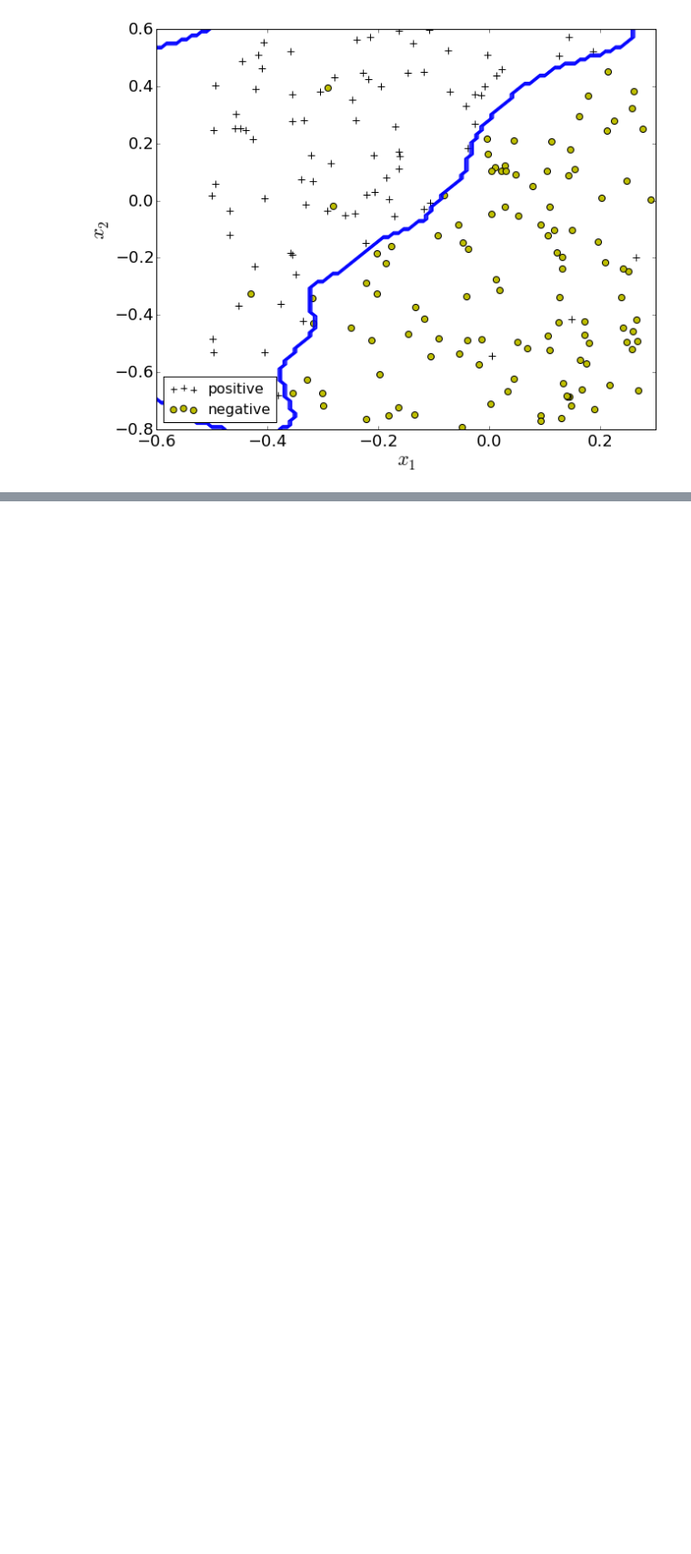
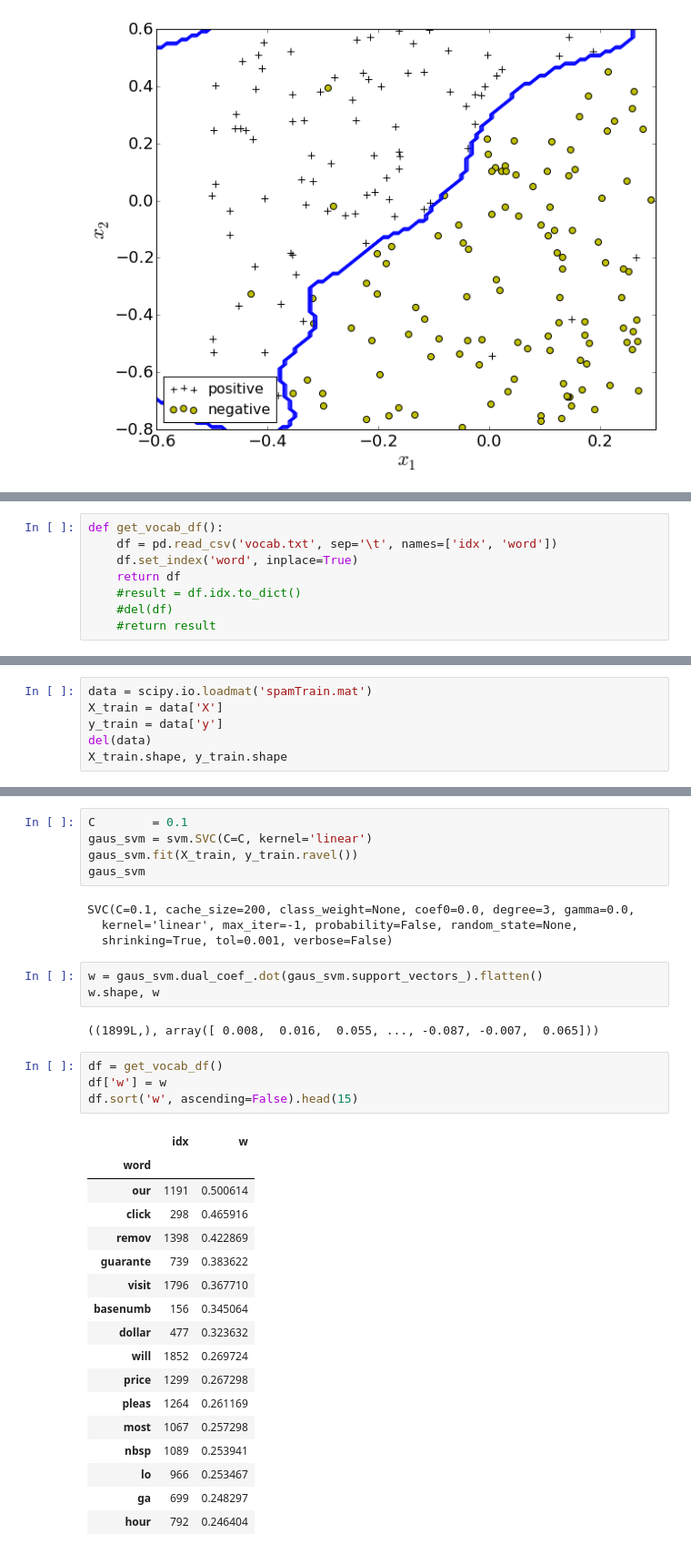
Before and after one commit to nakicam/DataScienceTraining, a Jupyter notebook: courses/coursera_ml008/hw6/hw6_support_vector_machine.ipynb, the cells around one changed output, grey strips where cells are left out. Shown at 91% size. Saved outputs shown, nothing was run; the diff lists cells and outputs as text; blank space fills up the shorter version.

```diff
--- a/courses/coursera_ml008/hw6/hw6_support_vector_machine.ipynb
+++ b/courses/coursera_ml008/hw6/hw6_support_vector_machine.ipynb
@@ -422,0 +480,8 @@ display_data(X_valid, y_valid, get_boundary(gaus_svm))
+# %%
+def get_vocab_df():
+    df = pd.read_csv('vocab.txt', sep='\t', names=['idx', 'word'])
+    df.set_index('word', inplace=True)
+    return df
+    #result = df.idx.to_dict()
+    #del(df)
+    #return result
@@ -422,0 +611,6 @@ display_data(X_valid, y_valid, get_boundary(gaus_svm))
+# %%
+data = scipy.io.loadmat('spamTrain.mat')
+X_train = data['X']
+y_train = data['y']
+del(data)
+X_train.shape, y_train.shape
@@ -422,0 +651,36 @@ display_data(X_valid, y_valid, get_boundary(gaus_svm))
+# %%
+C        = 0.1
+gaus_svm = svm.SVC(C=C, kernel='linear')
+gaus_svm.fit(X_train, y_train.ravel())
+gaus_svm
+# %% [output]
+SVC(C=0.1, cache_size=200, class_weight=None, coef0=0.0, degree=3, gamma=0.0,
+  kernel='linear', max_iter=-1, probability=False, random_state=None,
+  shrinking=True, tol=0.001, verbose=False)
+# %%
+w = gaus_svm.dual_coef_.dot(gaus_svm.support_vectors_).flatten()
+w.shape, w
+# %% [output]
+((1899L,), array([ 0.008,  0.016,  0.055, ..., -0.087, -0.007,  0.065]))
+# %%
+df = get_vocab_df()
+df['w'] = w
+df.sort('w', ascending=False).head(15)
+# %% [output]
+|  | idx | w |
+| word |  |  |
+| our | 1191 | 0.500614 |
+| click | 298 | 0.465916 |
+| remov | 1398 | 0.422869 |
+| guarante | 739 | 0.383622 |
+| visit | 1796 | 0.367710 |
+| basenumb | 156 | 0.345064 |
+| dollar | 477 | 0.323632 |
+| will | 1852 | 0.269724 |
+| price | 1299 | 0.267298 |
+| pleas | 1264 | 0.261169 |
+| most | 1067 | 0.257298 |
+| nbsp | 1089 | 0.253941 |
+| lo | 966 | 0.253467 |
+| ga | 699 | 0.248297 |
+| hour | 792 | 0.246404 |
```
Also changed, not shown: parts of 16 cells of this notebook.
